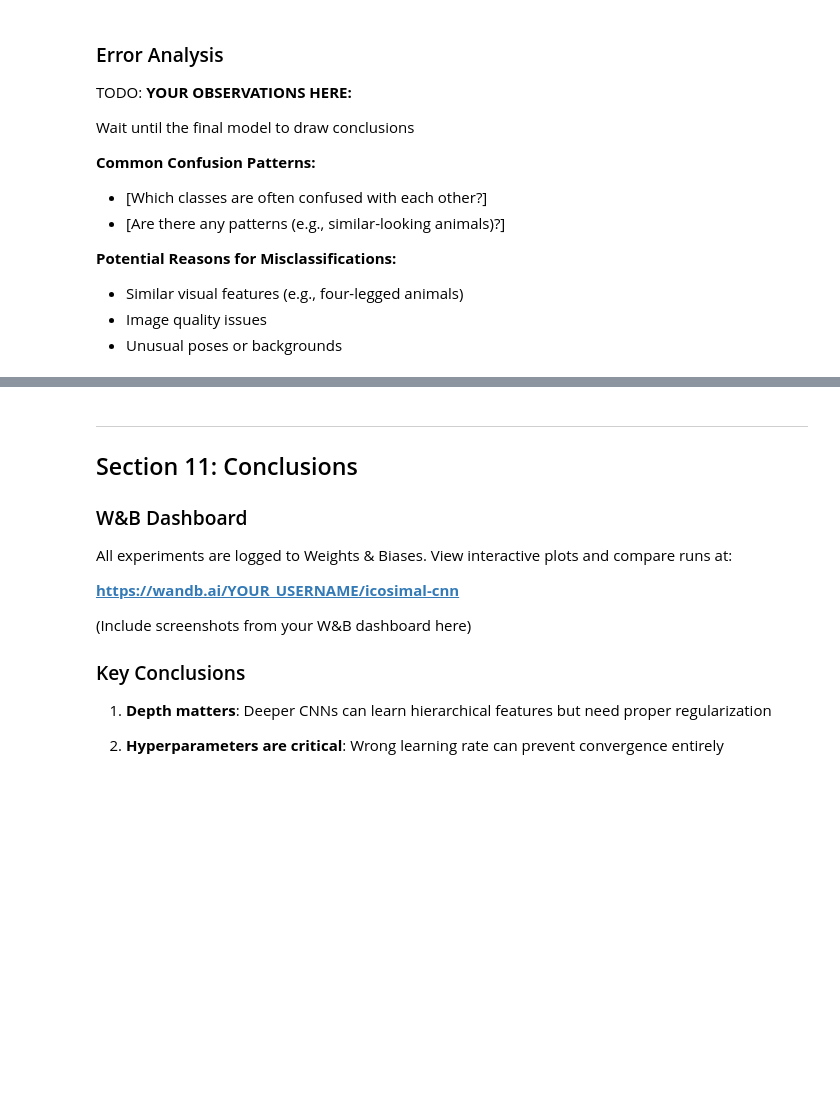
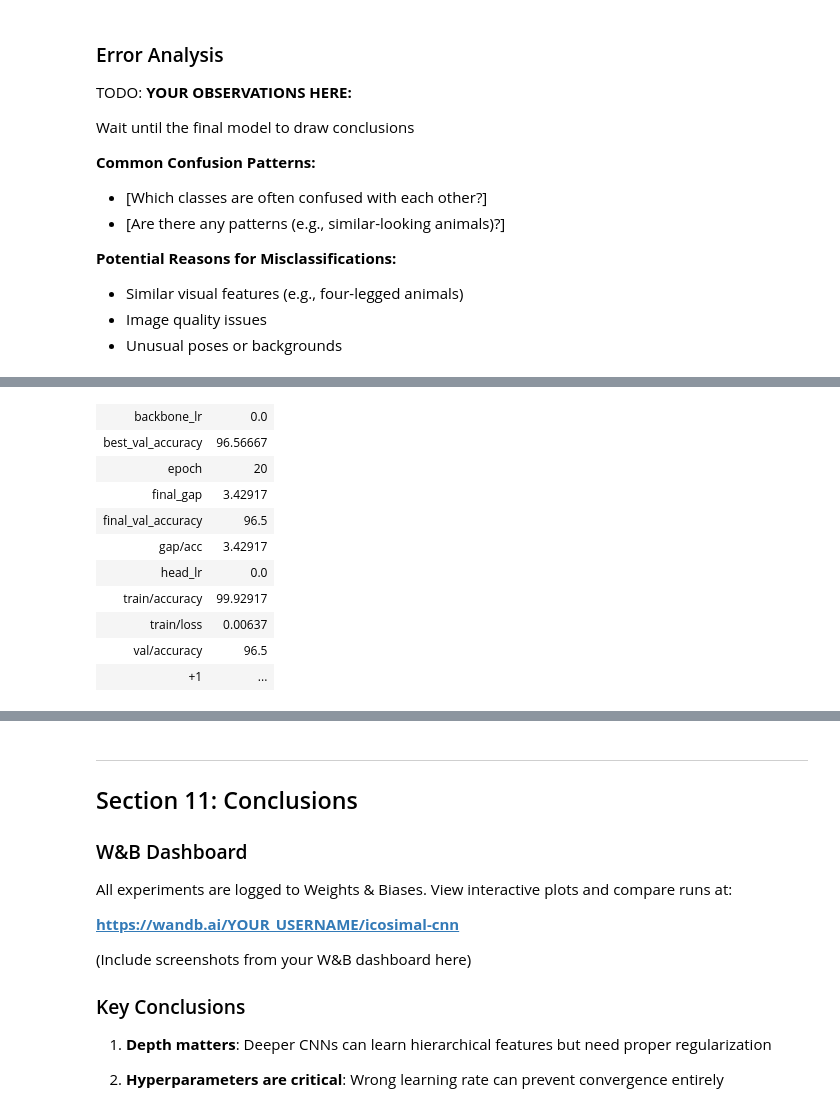
Before and after one commit to marcosncosta1/DeepLearning_practical_1, a Jupyter notebook: cnn_experiments.ipynb, the cells around one changed output, grey strips where cells are left out. Saved outputs shown, nothing was run; the diff lists cells and outputs as text; code cells hidden in the pictures; blank space fills up the shorter version.

```diff
--- a/cnn_experiments.ipynb
+++ b/cnn_experiments.ipynb
@@ -1744,0 +2172,69 @@ for hist, label in zip(aug_histories, aug_labels):
+# %%
+# ── W&B ───────────────────────────────────────────────────────────────────────
+wandb.init(
+    project=WANDB_PROJECT,
+    name='ResNet18_final_beast',
+    group='final_training',
+    config={
+        'backbone_lr':  BEST_BACKBONE_LR,
+        'head_lr':      BEST_HEAD_LR,
+        'weight_decay': BEST_WEIGHT_DECAY,
+        'batch_size':   BEST_BATCH_SIZE,
+        'rotation':     BEST_ROTATION,
+        'jitter':       BEST_JITTER,
+        'img_size':     FINAL_IMG_SIZE,
+        'epochs':       FINAL_EPOCHS,
+        'scheduler':    'CosineAnnealingLR',
+        'pretrained':   True,
+        'architecture': 'ResNet18',
+    }
+)
+
+# ── training loop ─────────────────────────────────────────────────────────────
+print(f"{'='*65}")
+print(f"  Final ResNet18 | 224×224 | pretrained | augmented | {FINAL_EPOCHS} epochs")
+print(f"{'='*65}")
+print(f"{'Epoch':>6}  {'Tr Loss':>8}  {'Tr Acc':>8}  {'Val Loss':>9}  {'Val Acc':>9}  {'Gap':>7}")
+print(f"{'-'*65}")
+
+best_val_acc = 0.0
+
+for epoch in range(1, FINAL_EPOCHS + 1):
+    tr_loss, tr_acc = train_epoch(model_final, train_loader_final,
+                                  criterion, optimizer_final, device)
+    vl_loss, vl_acc = evaluate(model_final, val_loader_final, criterion, device)
+    scheduler.step()
+
+    history_final['train_loss'].append(tr_loss)
+    history_final['train_acc'].append(tr_acc)
+    history_final['val_loss'].append(vl_loss)
+    history_final['val_acc'].append(vl_acc)
+
+    gap = tr_acc - vl_acc
+    best_val_acc = max(best_val_acc, vl_acc)
+    current_lr = optimizer_final.param_groups[0]['lr']
+
+    print(f"{epoch:>6}  {tr_loss:>8.4f}  {tr_acc:>7.1f}%  "
+          f"{vl_loss:>9.4f}  {vl_acc:>8.1f}%  {gap:>6.1f}%")
+
+    wandb.log({
+        'epoch':            epoch,
+        'train/loss':       tr_loss,
+        'train/accuracy':   tr_acc,
+        'val/loss':         vl_loss,
+        'val/accuracy':     vl_acc,
+        'gap/acc':          gap,
+        'backbone_lr':      optimizer_final.param_groups[0]['lr'],
+        'head_lr':          optimizer_final.param_groups[1]['lr'],
+    })
+
+print(f"{'-'*65}")
+print(f"  best val acc: {best_val_acc:.1f}%  at epoch "
+      f"{history_final['val_acc'].index(max(history_final['val_acc'])) + 1}")
+print(f"{'='*65}")
+
+wandb.run.summary['best_val_accuracy']  = best_val_acc
+wandb.run.summary['final_val_accuracy'] = history_final['val_acc'][-1]
+wandb.run.summary['final_gap']          = history_final['train_acc'][-1] - history_final['val_acc'][-1]
+wandb.finish()
+# %% [output]
@@ -1744,0 +2275,11 @@ for hist, label in zip(aug_histories, aug_labels):
+| backbone_lr | 0.0 |
+| best_val_accuracy | 96.56667 |
+| epoch | 20 |
+| final_gap | 3.42917 |
+| final_val_accuracy | 96.5 |
+| gap/acc | 3.42917 |
+| head_lr | 0.0 |
+| train/accuracy | 99.92917 |
+| train/loss | 0.00637 |
+| val/accuracy | 96.5 |
+| +1 | ... |
```
Also changed, not shown: parts of 28 cells of this notebook.
